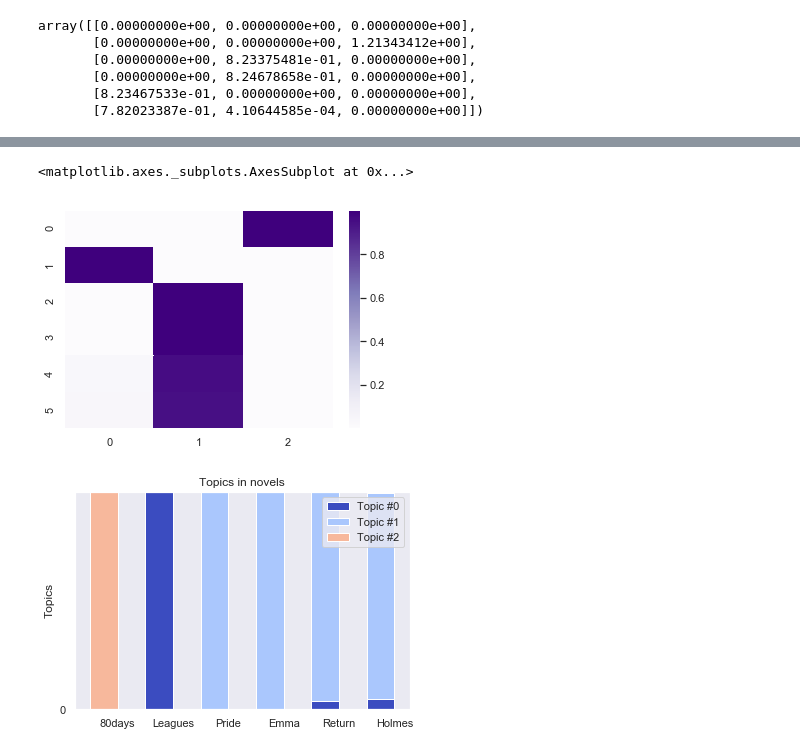
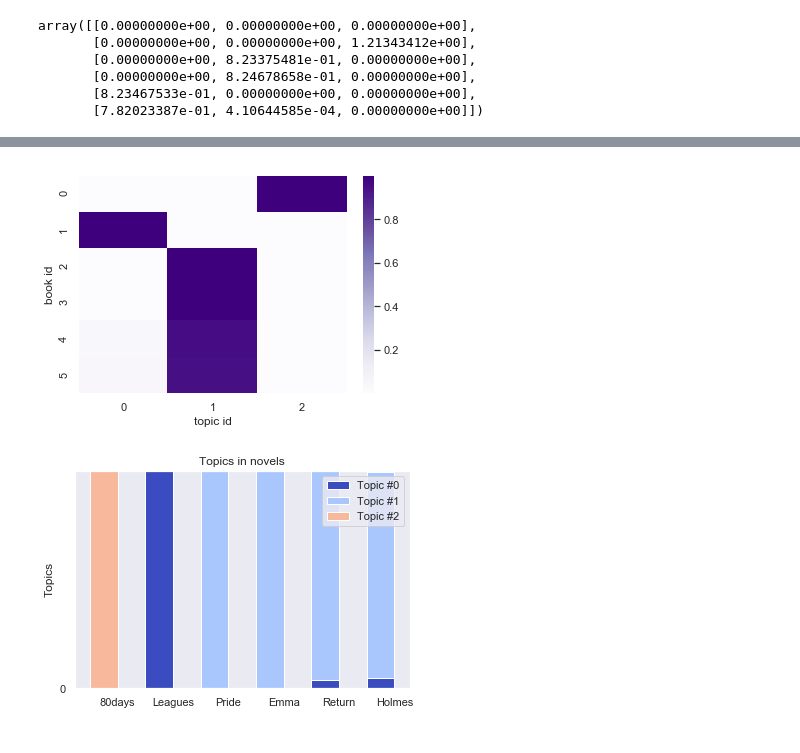
Before and after one commit to ajrader/tutorials, a Jupyter notebook: nlp/Intro to NLP.ipynb, the cells around one changed output, grey strips where cells are left out. Saved outputs shown, nothing was run; the diff lists cells and outputs as text; code cells hidden in the pictures.

```diff
--- a/nlp/Intro to NLP.ipynb
+++ b/nlp/Intro to NLP.ipynb
@@ -1146,5 +1203,6 @@ lda_doctopic = lda.transform(tf_book_vec)
 # %%
 sns.heatmap(lda_doctopic,cmap='Purples')#plt.xticks([1,2,3],['Topic 0', 'Topic 1','Topic 2'])
+plt.ylabel('book id');
+plt.xlabel('topic id');
 # %% [output]
-<matplotlib.axes._subplots.AxesSubplot at 0x...>
-[figure, old version]
+[figure, new version]
```
Also changed, not shown: parts of 50 cells of this notebook.
